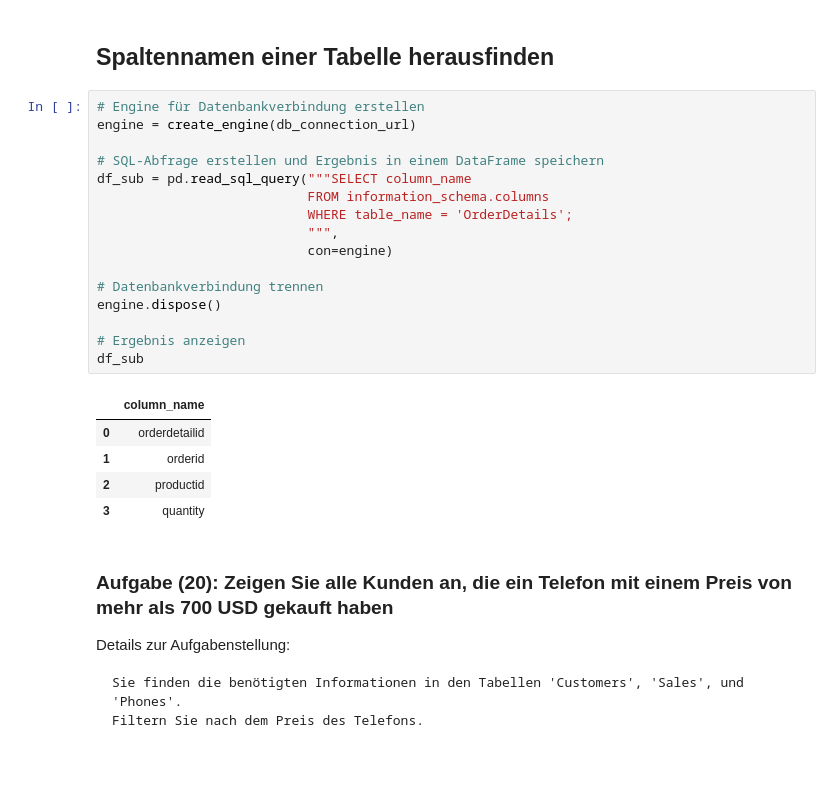
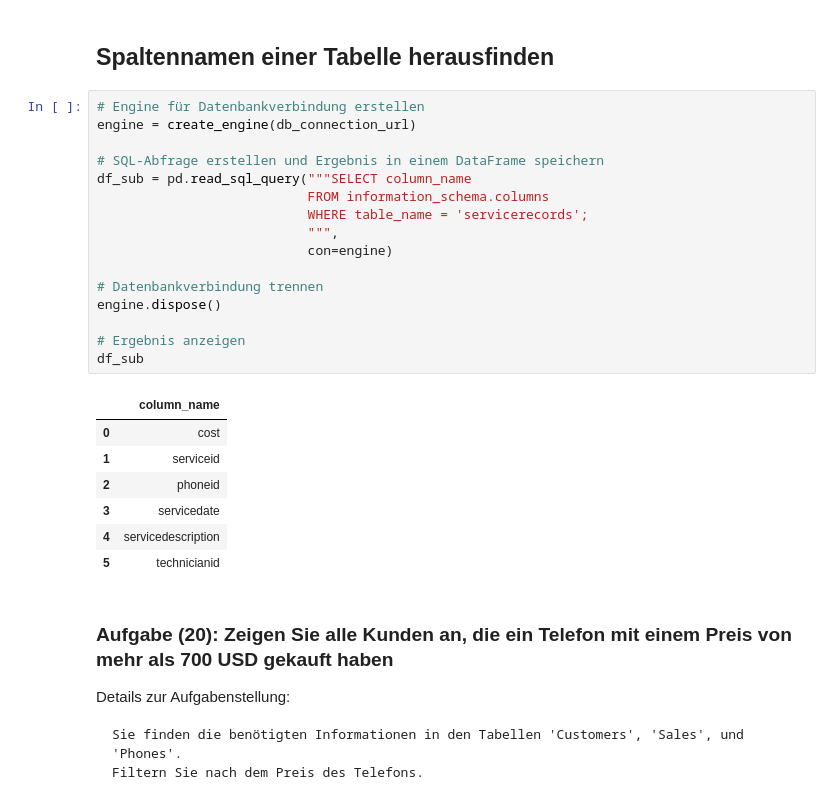
Before and after one commit to blobb3/python_postgresql_pgadmin, a Jupyter notebook: Test_Exam_Relationale_Daten_Solution.ipynb, the cells around one changed output. Saved outputs shown, nothing was run; the diff lists cells and outputs as text; blank space fills up the shorter version.

```diff
--- a/Test_Exam_Relationale_Daten_Solution.ipynb
+++ b/Test_Exam_Relationale_Daten_Solution.ipynb
@@ -617,25 +617,27 @@ df_sub
 # %%
 # Engine für Datenbankverbindung erstellen
 engine = create_engine(db_connection_url)
 
 # SQL-Abfrage erstellen und Ergebnis in einem DataFrame speichern
 df_sub = pd.read_sql_query("""SELECT column_name
                            FROM information_schema.columns
-                           WHERE table_name = 'OrderDetails';
+                           WHERE table_name = 'servicerecords';
                            """,
                            con=engine)
 
 # Datenbankverbindung trennen
 engine.dispose()
 
 # Ergebnis anzeigen
 df_sub
 # %% [output]
 |  | column_name |
-| 0 | orderdetailid |
-| 1 | orderid |
-| 2 | productid |
-| 3 | quantity |
+| 0 | cost |
+| 1 | serviceid |
+| 2 | phoneid |
+| 3 | servicedate |
+| 4 | servicedescription |
+| 5 | technicianid |
 # %% [markdown]
 ### Aufgabe (20): Zeigen Sie alle Kunden an, die ein Telefon mit einem Preis von mehr als 700 USD gekauft haben
 Details zur Aufgabenstellung:
```
Also changed, not shown: parts of 14 cells of this notebook.
